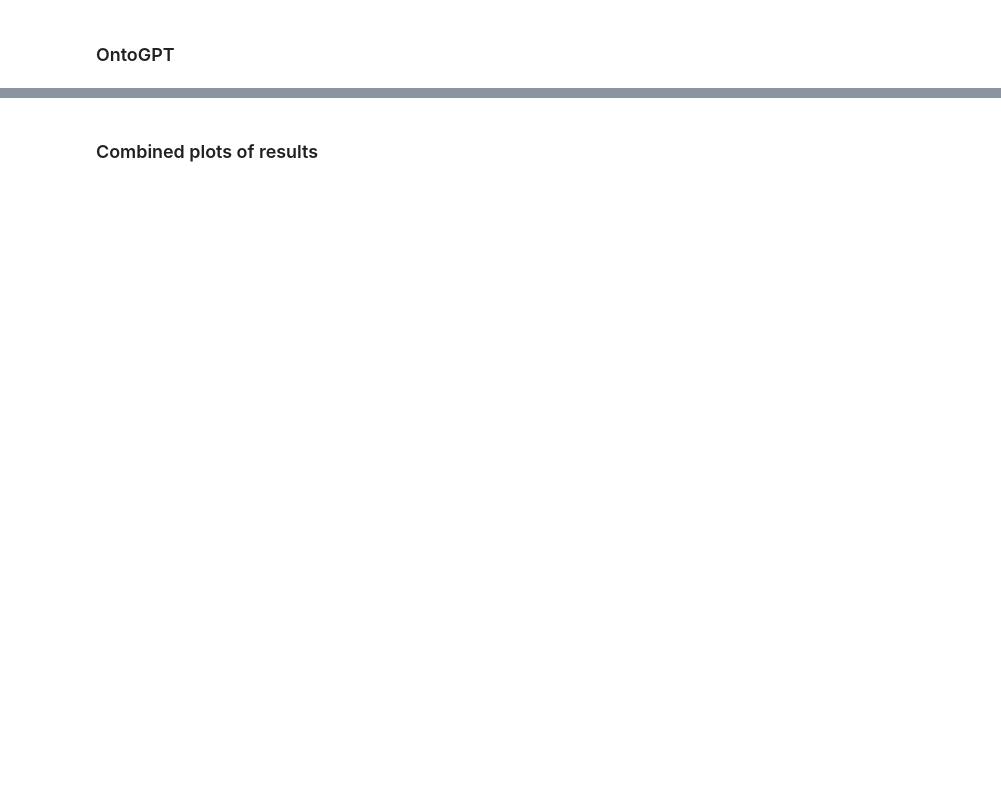
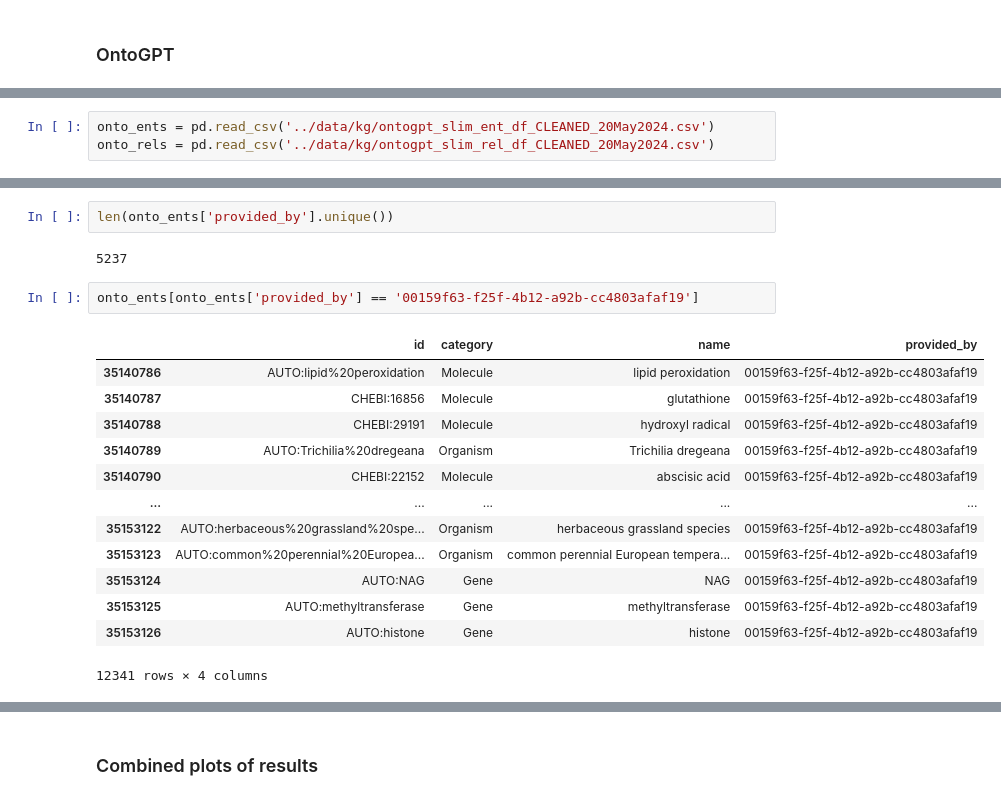
Before and after one commit to serenalotreck/literature-genes, a Jupyter notebook: notebooks/graph_quality_evaluation.ipynb, the cells around one changed output, grey strips where cells are left out. Cells and saved outputs as stored; diff of their text form; blank space fills up the shorter version.

```diff
--- a/notebooks/graph_quality_evaluation.ipynb
+++ b/notebooks/graph_quality_evaluation.ipynb
@@ -192,0 +223,3 @@ Read in the per-doc triples to get the per-doc ratio:
+# %%
+onto_ents = pd.read_csv('../data/kg/ontogpt_slim_ent_df_CLEANED_20May2024.csv')
+onto_rels = pd.read_csv('../data/kg/ontogpt_slim_rel_df_CLEANED_20May2024.csv')
@@ -192,0 +241,20 @@ Read in the per-doc triples to get the per-doc ratio:
+# %%
+len(onto_ents['provided_by'].unique())
+# %% [output]
+5237
+# %%
+onto_ents[onto_ents['provided_by'] == '00159f63-f25f-4b12-a92b-cc4803afaf19']
+# %% [output]
+|  | id | category | name | provided_by |
+| 35140786 | AUTO:lipid%20peroxidation | Molecule | lipid peroxidation | 00159f63-f25f-4b12-a92b-cc4803afaf19 |
+| 35140787 | CHEBI:16856 | Molecule | glutathione | 00159f63-f25f-4b12-a92b-cc4803afaf19 |
+| 35140788 | CHEBI:29191 | Molecule | hydroxyl radical | 00159f63-f25f-4b12-a92b-cc4803afaf19 |
+| 35140789 | AUTO:Trichilia%20dregeana | Organism | Trichilia dregeana | 00159f63-f25f-4b12-a92b-cc4803afaf19 |
+| 35140790 | CHEBI:22152 | Molecule | abscisic acid | 00159f63-f25f-4b12-a92b-cc4803afaf19 |
+| ... | ... | ... | ... | ... |
+| 35153122 | AUTO:herbaceous%20grassland%20spe... | Organism | herbaceous grassland species | 00159f63-f25f-4b12-a92b-cc4803afaf19 |
+| 35153123 | AUTO:common%20perennial%20Europea... | Organism | common perennial European tempera... | 00159f63-f25f-4b12-a92b-cc4803afaf19 |
+| 35153124 | AUTO:NAG | Gene | NAG | 00159f63-f25f-4b12-a92b-cc4803afaf19 |
+| 35153125 | AUTO:methyltransferase | Gene | methyltransferase | 00159f63-f25f-4b12-a92b-cc4803afaf19 |
+| 35153126 | AUTO:histone | Gene | histone | 00159f63-f25f-4b12-a92b-cc4803afaf19 |
+12341 rows × 4 columns
```
Also changed, not shown: parts of 18 cells of this notebook, 1 other file.
